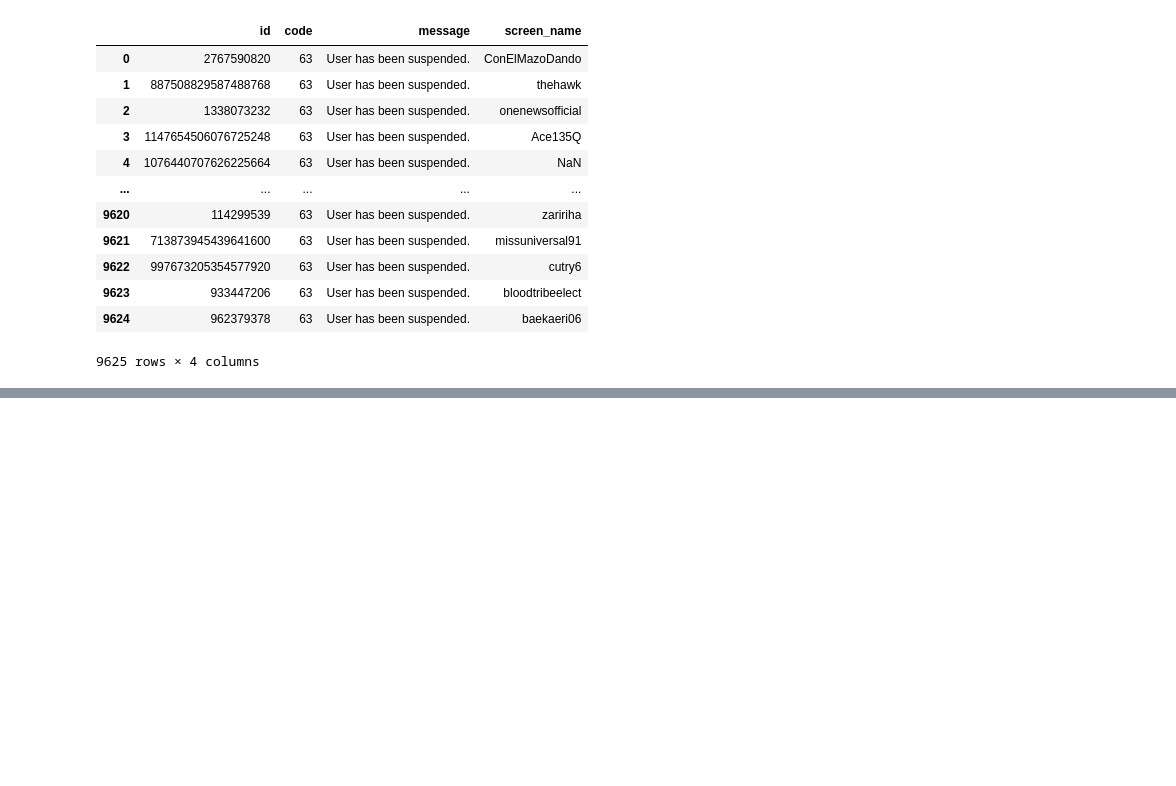
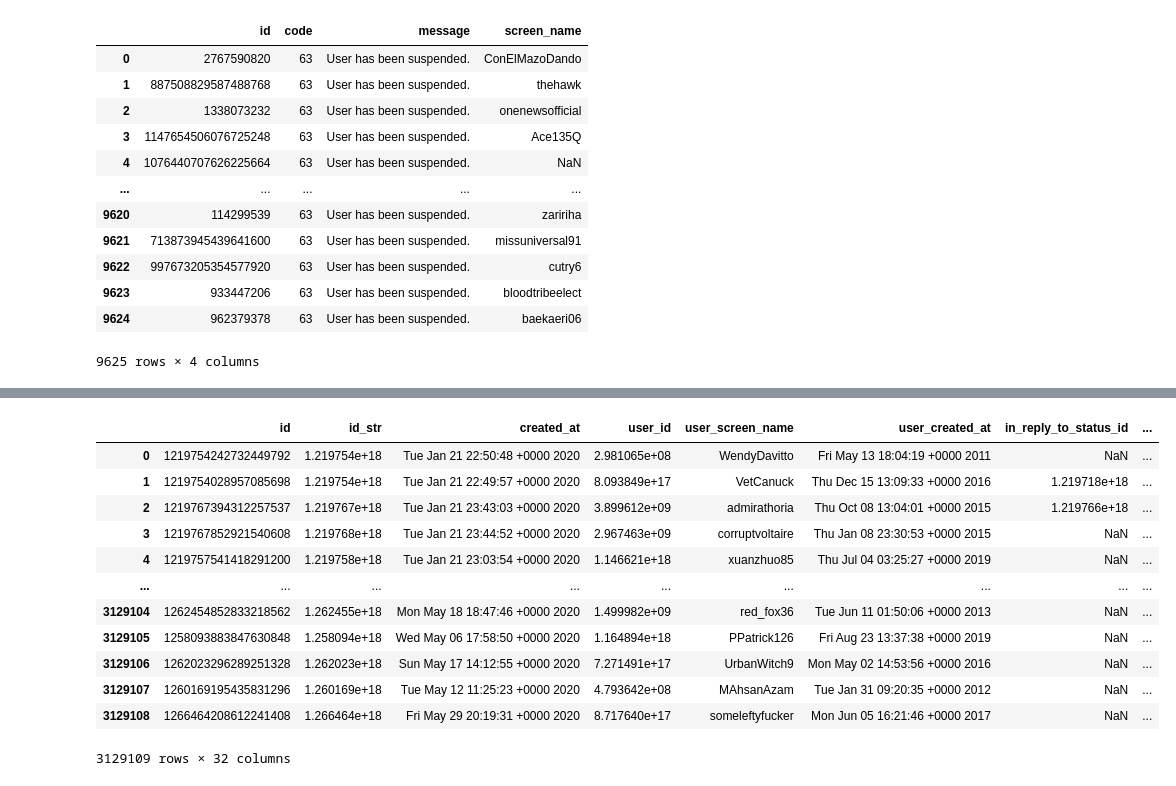
Before and after one commit to gi-ux/BachelorProject, a Jupyter notebook: notebook/suspended/Suspended_Collecting_Data.ipynb, the cells around one changed output, grey strips where cells are left out. Cells and saved outputs as stored; diff of their text form; code cells hidden in the pictures; blank space fills up the shorter version.

```diff
--- a/notebook/suspended/Suspended_Collecting_Data.ipynb
+++ b/notebook/suspended/Suspended_Collecting_Data.ipynb
@@ -225,0 +316,22 @@ x.to_csv("C:/Users/gianl/Desktop/Gi/Supsi/BachelorProject/csv/not_found/suspende
+# %%
+humans = pd.read_csv("C:/Users/gianl/Desktop/Gi/Supsi/BachelorProject/csv/humans.csv",
+                 lineterminator="\n", low_memory=False)
+lst = list(humans["screen_name"])
+humans = list(set(lst))
+# %%
+result = []
+importlib.reload(tweets_utils)
+start_time = time.perf_counter()
+j = 0
+df_humans_all = pd.DataFrame()
+for filename in files_tweets:
+    print(f"Reading file: {filename}")
+    result.extend(tweets_utils.process_all_data(filename, cols_tweets, True, humans))
+    lista = result[j]
+    j = j + 1
+    print(f"Mese numero {j}")
+    for i in range(len(lista)):
+        df_humans_all = df_humans_all.append(lista[i]["df"])
+    print(len(df_humans_all))
+stop_time = time.perf_counter()
+print("Time: ",stop_time-start_time)
@@ -225,0 +356,17 @@ x.to_csv("C:/Users/gianl/Desktop/Gi/Supsi/BachelorProject/csv/not_found/suspende
+# %%
+df_humans_all = df_humans_all.reset_index(drop=True)
+df_humans_all
+# %% [output]
+|  | id | id_str | created_at | user_id | user_screen_name | user_created_at | in_reply_to_status_id | ... |
+| 0 | 1219754242732449792 | 1.219754e+18 | Tue Jan 21 22:50:48 +0000 2020 | 2.981065e+08 | WendyDavitto | Fri May 13 18:04:19 +0000 2011 | NaN | ... |
+| 1 | 1219754028957085698 | 1.219754e+18 | Tue Jan 21 22:49:57 +0000 2020 | 8.093849e+17 | VetCanuck | Thu Dec 15 13:09:33 +0000 2016 | 1.219718e+18 | ... |
+| 2 | 1219767394312257537 | 1.219767e+18 | Tue Jan 21 23:43:03 +0000 2020 | 3.899612e+09 | admirathoria | Thu Oct 08 13:04:01 +0000 2015 | 1.219766e+18 | ... |
+| 3 | 1219767852921540608 | 1.219768e+18 | Tue Jan 21 23:44:52 +0000 2020 | 2.967463e+09 | corruptvoltaire | Thu Jan 08 23:30:53 +0000 2015 | NaN | ... |
+| 4 | 1219757541418291200 | 1.219758e+18 | Tue Jan 21 23:03:54 +0000 2020 | 1.146621e+18 | xuanzhuo85 | Thu Jul 04 03:25:27 +0000 2019 | NaN | ... |
+| ... | ... | ... | ... | ... | ... | ... | ... | ... |
+| 3129104 | 1262454852833218562 | 1.262455e+18 | Mon May 18 18:47:46 +0000 2020 | 1.499982e+09 | red_fox36 | Tue Jun 11 01:50:06 +0000 2013 | NaN | ... |
+| 3129105 | 1258093883847630848 | 1.258094e+18 | Wed May 06 17:58:50 +0000 2020 | 1.164894e+18 | PPatrick126 | Fri Aug 23 13:37:38 +0000 2019 | NaN | ... |
+| 3129106 | 1262023296289251328 | 1.262023e+18 | Sun May 17 14:12:55 +0000 2020 | 7.271491e+17 | UrbanWitch9 | Mon May 02 14:53:56 +0000 2016 | NaN | ... |
+| 3129107 | 1260169195435831296 | 1.260169e+18 | Tue May 12 11:25:23 +0000 2020 | 4.793642e+08 | MAhsanAzam | Tue Jan 31 09:20:35 +0000 2012 | NaN | ... |
+| 3129108 | 1266464208612241408 | 1.266464e+18 | Fri May 29 20:19:31 +0000 2020 | 8.717640e+17 | someleftyfucker | Mon Jun 05 16:21:46 +0000 2017 | NaN | ... |
+3129109 rows × 32 columns
```
Also changed, not shown: parts of 10 cells of this notebook, 8 other files.
